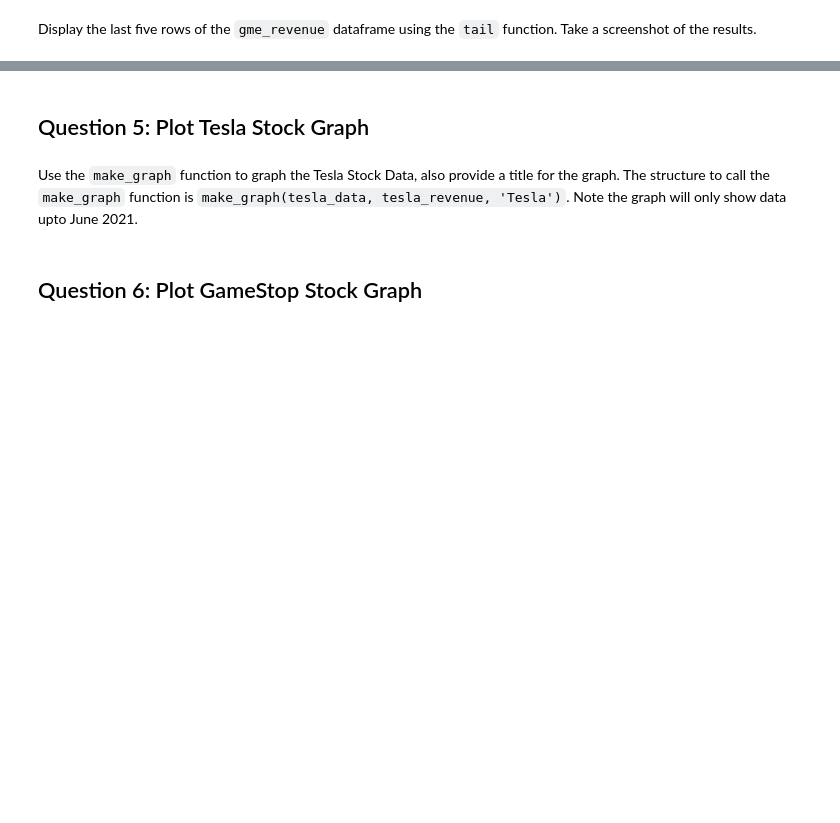
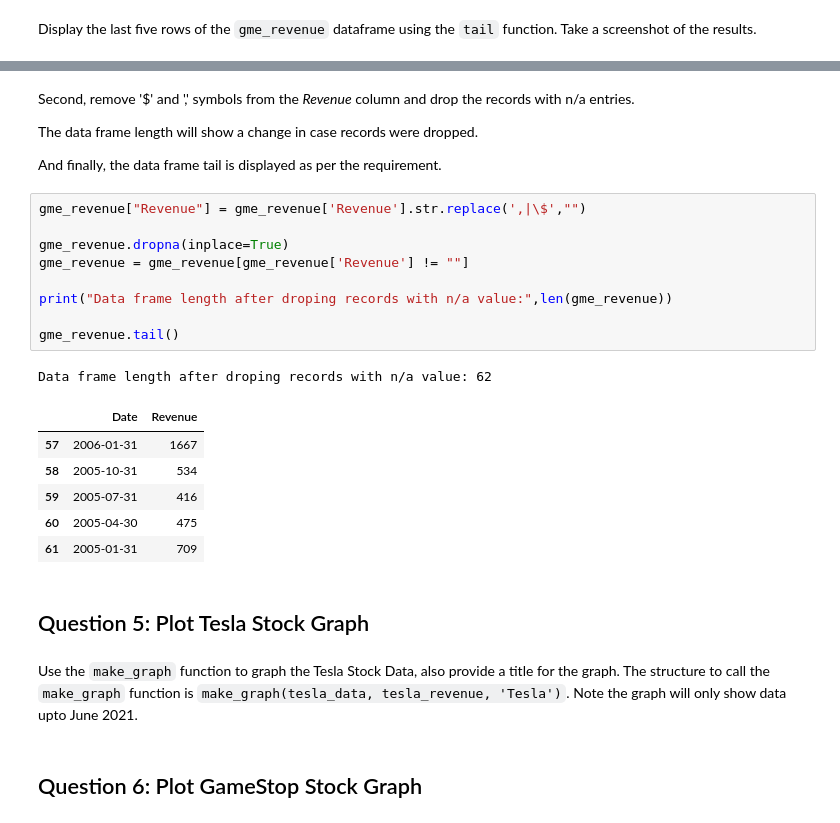
Before and after one commit to solver-Mart1n/data-science, a Jupyter notebook: reference/ibm_ds/language/python/final_project/answers/Final Assignment - Jupyter Notebook.ipynb, the cells around one changed output, grey strips where cells are left out. Drawn from its saved outputs; the diff is of its cells as text; blank space fills up the shorter version.

```diff
--- a/reference/ibm_ds/language/python/final_project/answers/Final Assignment - Jupyter Notebook.ipynb
+++ b/reference/ibm_ds/language/python/final_project/answers/Final Assignment - Jupyter Notebook.ipynb
@@ -401,3 +456,26 @@ Display the last five rows of the `gme_revenue` dataframe using the `tail` funct
+# %% [markdown]
+Second, remove '$' and ',' symbols from the *Revenue* column and drop the records with n/a entries.
+
+The data frame length will show a change in case records were dropped.
+
+And finally, the data frame tail is displayed as per the requirement.
+# %%
+gme_revenue["Revenue"] = gme_revenue['Revenue'].str.replace(',|\$',"")
+
+gme_revenue.dropna(inplace=True)
+gme_revenue = gme_revenue[gme_revenue['Revenue'] != ""]
+
+print("Data frame length after droping records with n/a value:",len(gme_revenue))
+
+gme_revenue.tail()
+# %% [output]
+Data frame length after droping records with n/a value: 62
+|  | Date | Revenue |
+| 57 | 2006-01-31 | 1667 |
+| 58 | 2005-10-31 | 534 |
+| 59 | 2005-07-31 | 416 |
+| 60 | 2005-04-30 | 475 |
+| 61 | 2005-01-31 | 709 |
 # %% [markdown]
 ## Question 5: Plot Tesla Stock Graph
 # %% [markdown]
```
Also changed, not shown: parts of 13 cells of this notebook.
